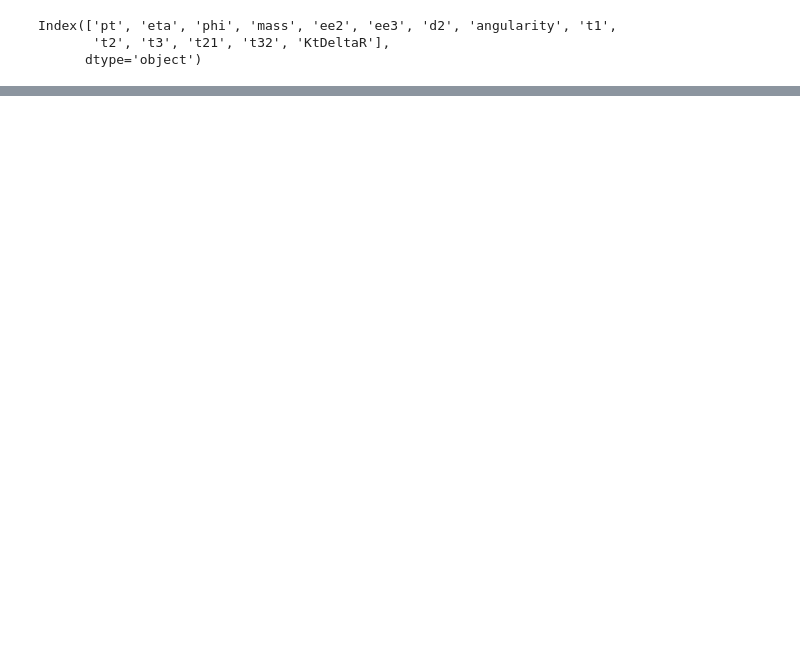
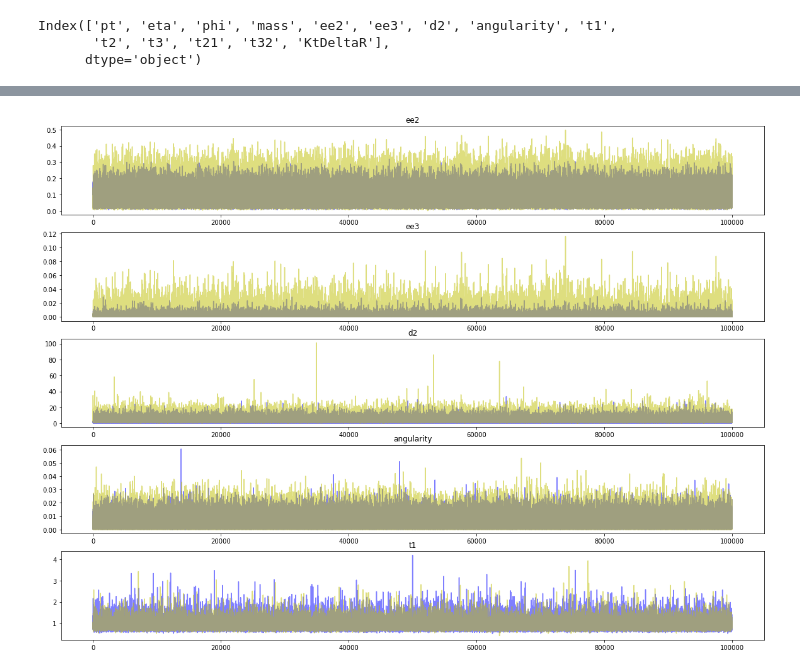
Before and after one commit to weianlai/phys434, a Jupyter notebook: Lab5.ipynb, the cells around one changed output, grey strips where cells are left out. Saved outputs shown, nothing was run; the diff lists cells and outputs as text; code cells hidden in the pictures; blank space fills up the shorter version.

```diff
--- a/Lab5.ipynb
+++ b/Lab5.ipynb
@@ -54,0 +73,29 @@ plt.show()
+# %%
+plt.subplot(5,1,1)
+plt.plot(signal1['ee2'], color = 'b', alpha = 0.5)
+plt.plot(background1['ee2'], color = 'y', alpha = 0.5)
+plt.title('ee2')
+
+plt.subplot(5,1,2)
+plt.plot(signal1['ee3'], color = 'b', alpha = 0.5)
+plt.plot(background1['ee3'], color = 'y', alpha = 0.5)
+plt.title('ee3')
+
+plt.subplot(5,1,3)
+plt.plot(signal1['d2'], color = 'b', alpha = 0.5)
+plt.plot(background1['d2'], color = 'y', alpha = 0.5)
+plt.title('d2')
+
+plt.subplot(5,1,4)
+plt.plot(signal1['angularity'], color = 'b', alpha = 0.5)
+plt.plot(background1['angularity'], color = 'y', alpha = 0.5)
+plt.title('angularity')
+
+plt.subplot(5,1,5)
+plt.plot(signal1['t1'], color = 'b', alpha = 0.5)
+plt.plot(background1['t1'], color = 'y', alpha = 0.5)
+plt.title('t1')
+
+plt.show()
+# %% [output]
+[figure, added]
```
Also changed, not shown: parts of 11 cells of this notebook.
